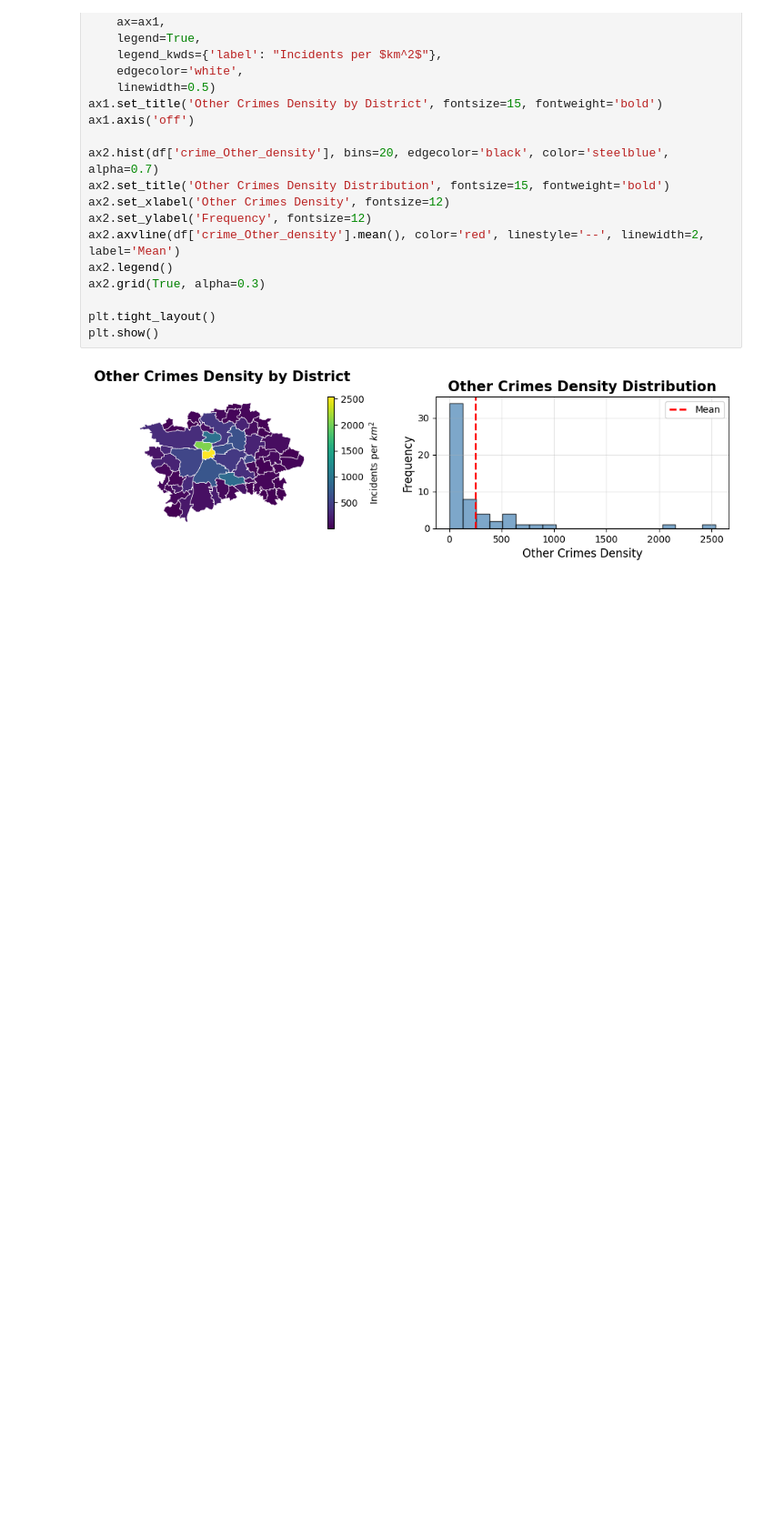
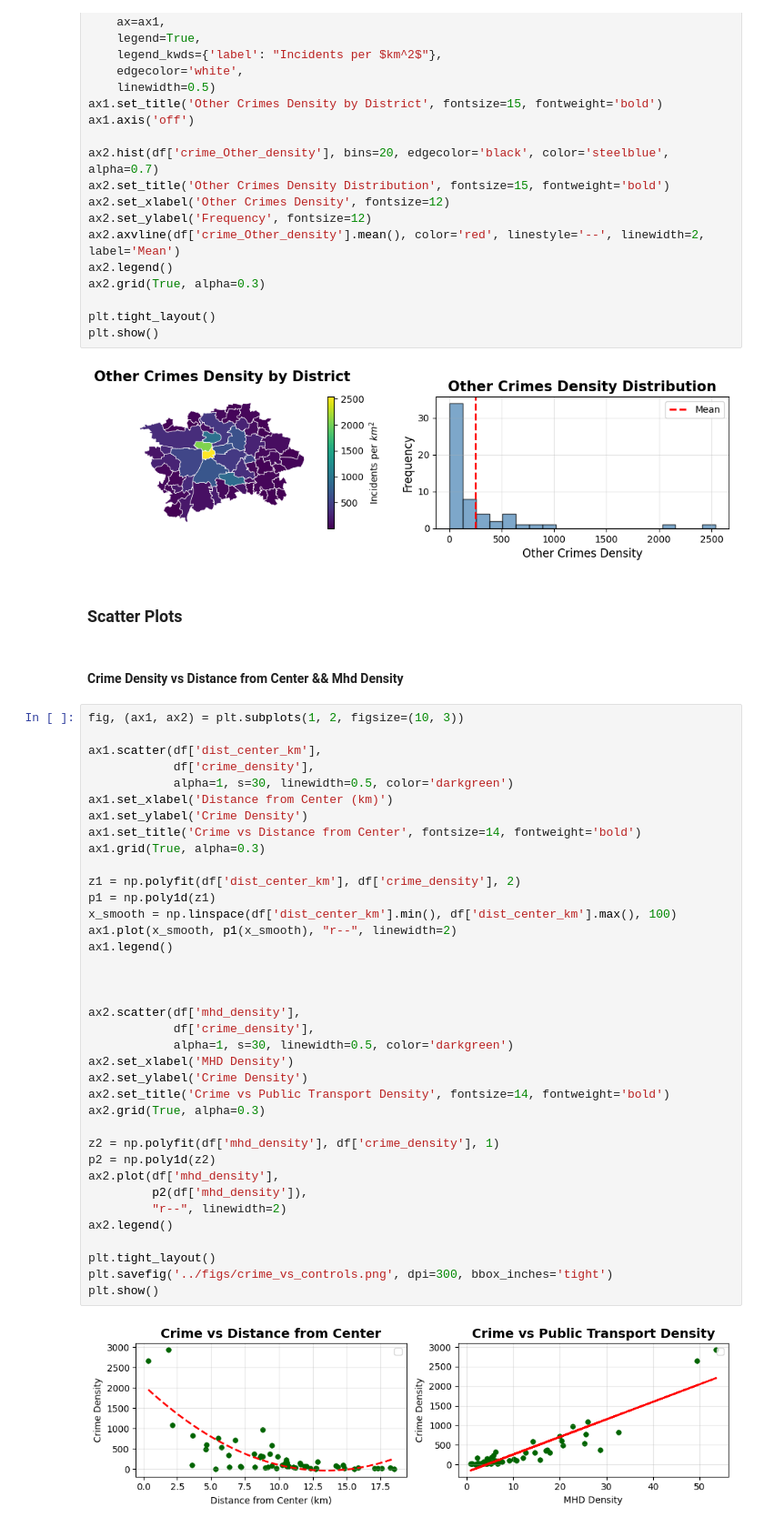
Before and after one commit to OiKek/SAN, a Jupyter notebook: src/data-visualization.ipynb, the cells around one changed output. Shown at 91% size. Cells and saved outputs as stored; diff of their text form; blank space fills up the shorter version.

```diff
--- a/src/data-visualization.ipynb
+++ b/src/data-visualization.ipynb
@@ -395,3 +395,46 @@ plt.tight_layout()
 plt.show()
 # %% [output]
 [figure]
+# %% [markdown]
+### Scatter Plots
+# %% [markdown]
+#### Crime Density vs Distance from Center && Mhd Density
+# %%
+fig, (ax1, ax2) = plt.subplots(1, 2, figsize=(10, 3))
+
+ax1.scatter(df['dist_center_km'],
+            df['crime_density'],
+            alpha=1, s=30, linewidth=0.5, color='darkgreen')
+ax1.set_xlabel('Distance from Center (km)')
+ax1.set_ylabel('Crime Density')
+ax1.set_title('Crime vs Distance from Center', fontsize=14, fontweight='bold')
+ax1.grid(True, alpha=0.3)
+
+z1 = np.polyfit(df['dist_center_km'], df['crime_density'], 2)
+p1 = np.poly1d(z1)
+x_smooth = np.linspace(df['dist_center_km'].min(), df['dist_center_km'].max(), 100)
+ax1.plot(x_smooth, p1(x_smooth), "r--", linewidth=2)
+ax1.legend()
+
+
+
+ax2.scatter(df['mhd_density'],
+            df['crime_density'],
+            alpha=1, s=30, linewidth=0.5, color='darkgreen')
+ax2.set_xlabel('MHD Density')
+ax2.set_ylabel('Crime Density')
+ax2.set_title('Crime vs Public Transport Density', fontsize=14, fontweight='bold')
+ax2.grid(True, alpha=0.3)
+
+z2 = np.polyfit(df['mhd_density'], df['crime_density'], 1)
+p2 = np.poly1d(z2)
+ax2.plot(df['mhd_density'],
+         p2(df['mhd_density']),
+         "r--", linewidth=2)
+ax2.legend()
+
+plt.tight_layout()
+plt.savefig('../figs/crime_vs_controls.png', dpi=300, bbox_inches='tight')
+plt.show()
+# %% [output]
+[figure, added]
```
Also changed, not shown: parts of 2 cells of this notebook.
